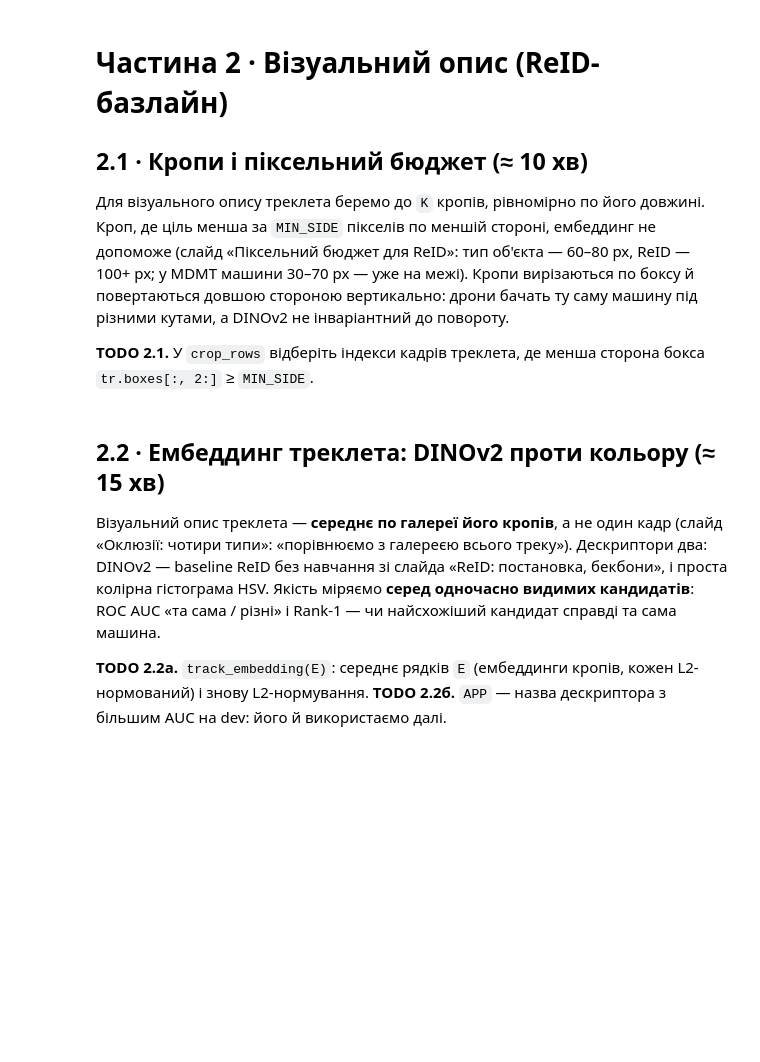
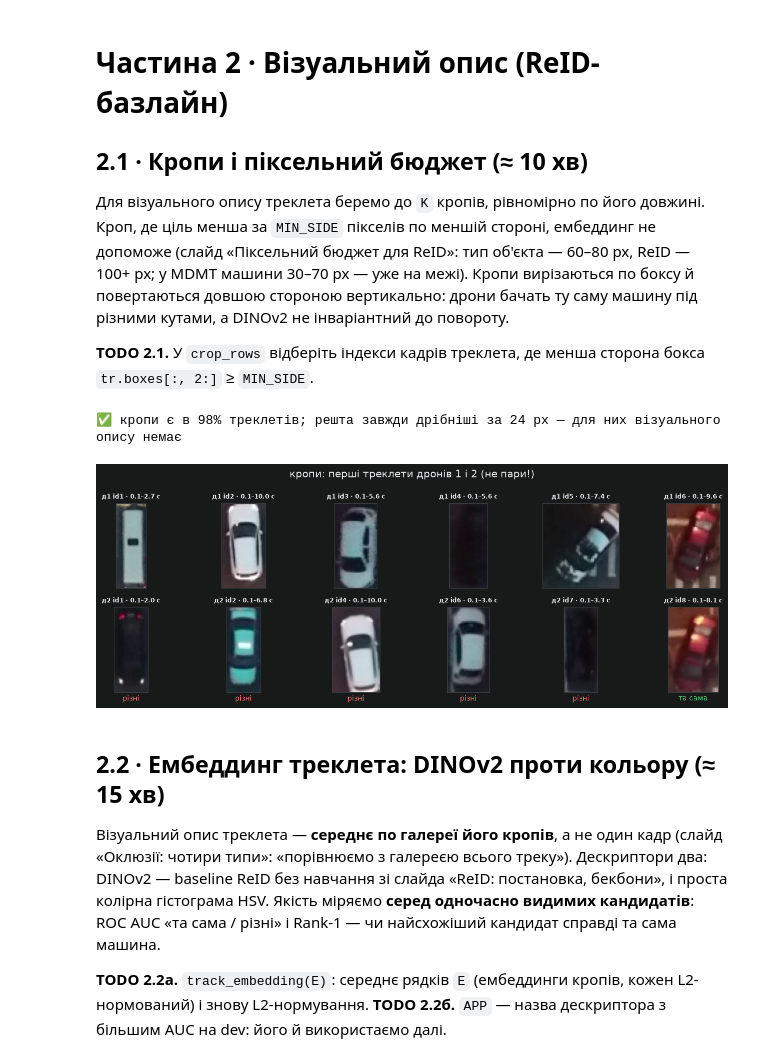
Before and after one commit to IhorPylyavets/UA_COMPUTER-VISION-ADVANCED, a Jupyter notebook: homework/04-mot-reid/04_mtmc_tracker_student.ipynb, the cells around one changed output. Saved outputs shown, nothing was run; the diff lists cells and outputs as text; code cells hidden in the pictures; blank space fills up the shorter version.

```diff
--- a/homework/04-mot-reid/04_mtmc_tracker_student.ipynb
+++ b/homework/04-mot-reid/04_mtmc_tracker_student.ipynb
@@ -120,10 +128,24 @@ def track_pair(seq):
     out = {'seq': seq, 'ms': {}}
     for cam in (1, 2):
         gt, dets = M.detect_mdmt(seq, cam, seed=0)
+
+        # запускаємо трекер
         t0 = time.perf_counter()
-        hyp = M.run_tracker(dets, n_init=frames(N_INIT_S), max_age=frames(MAX_AGE_S))
+        hyp = M.run_tracker(
+            dets,
+            n_init=frames(N_INIT_S),
+            max_age=frames(MAX_AGE_S)
+        )
+        # Вимірювання часу трекера
         out['ms']['трекер'] = out['ms'].get('трекер', 0) + 1000 * (time.perf_counter() - t0)
-        out[cam] = dict(gt=gt, hyp=hyp, tracklets=M.build_tracklets(hyp, cam, gt))
+
+        # Формування треклетів
+        out[cam] = dict(
+            gt=gt,  # gt — еталонні дані
+            hyp=hyp,  # результати ByteTrack
+            tracklets=M.build_tracklets(hyp, cam, gt) # треклети, сформовані з результатів трекера
+        )
+
     out['A'], out['B'] = out[1]['tracklets'], out[2]['tracklets']
     out['n_frames'] = len(out[1]['gt']) + len(out[2]['gt'])
     if TE:
@@ -154,30 +182,53 @@ check(not TE or min(r['HOTA'] for r in d['hota_cam'].values()) > 0.6,
 **TODO 2.1.** У `crop_rows` відберіть індекси кадрів треклета, де менша сторона бокса `tr.boxes[:, 2:]` ≥ `MIN_SIDE`.
 # %%
 K, MIN_SIDE = 8, 24
-
+# K=8 максимум 8 кропів з одного треклета
+# MIN_SIDE=24 — мінімальна довжина меншої сторони bounding box у пікселях
 
 def crop_rows(tr):
     """Індекси рядків tr.boxes для кропів: лише достатньо великі бокси, до K рівномірно по треклету."""
-    good = ...   # TODO 2.1: індекси, де min(w, h) ≥ MIN_SIDE
+    # TODO 2.1: індекси, де min(w, h) ≥ MIN_SIDE
+    good = np.where(tr.boxes[:, 2:].min(axis=1) >= MIN_SIDE)[0]
     return good[np.linspace(0, len(good) - 1, min(K, len(good))).astype(int)] if len(good) else good
 
-
+# Читання кропів із двох камер
 def read_pair_crops(d):
     t0 = time.perf_counter()
     for cam in (1, 2):
         trs = d[cam]['tracklets']
-        M.read_crops(d['seq'], trs, {tr.key: crop_rows(tr) for tr in trs})
+        M.read_crops(
+            d['seq'],
+            trs,
+            {tr.key: crop_rows(tr) for tr in trs}
+        )
     d['ms']['кропи'] = 1000 * (time.perf_counter() - t0)
 
 
 read_pair_crops(d)
 rows = [crop_rows(tr) for tr in d['A'] + d['B']]
-small_ok = all((tr.boxes[r, 2:].min(1) >= MIN_SIDE).all() for tr, r in zip(d['A'] + d['B'], rows) if len(r))
-with_crops = np.mean([len(tr.crops) > 0 for tr in d['A'] + d['B']])
-check(small_ok and with_crops >= 0.8,
-      f'кропи є в {with_crops:.0%} треклетів; решта завжди дрібніші за {MIN_SIDE} px — для них візуального опису немає',
-      f'у кропи потрапили бокси, менші за {MIN_SIDE} px, або кропів майже немає')
-M.show_pairs(d['A'], d['B'], [(i, i) for i in range(6)], title='кропи: перші треклети дронів 1 і 2 (не пари!)')
+small_ok = all(
+    (tr.boxes[r, 2:].min(1) >= MIN_SIDE).all()
+    for tr, r in zip(d['A'] + d['B'], rows)
+    if len(r)
+)
+with_crops = np.mean([
+    len(tr.crops) > 0
+    for tr in d['A'] + d['B']
+])
+check(
+    small_ok and with_crops >= 0.8,
+    f'кропи є в {with_crops:.0%} треклетів; решта завжди дрібніші за {MIN_SIDE} px — для них візуального опису немає',
+    f'у кропи потрапили бокси, менші за {MIN_SIDE} px, або кропів майже немає'
+)
+M.show_pairs(
+    d['A'],
+    d['B'],
+    [(i, i) for i in range(6)],
+    title='кропи: перші треклети дронів 1 і 2 (не пари!)'
+)
+# %% [output]
+✅ кропи є в 98% треклетів; решта завжди дрібніші за 24 px — для них візуального опису немає
+[figure, added]
 # %% [markdown]
 ## 2.2 · Ембеддинг треклета: DINOv2 проти кольору (≈ 15 хв)
 
```
Also changed, not shown: parts of 22 cells of this notebook, 2 other files.
